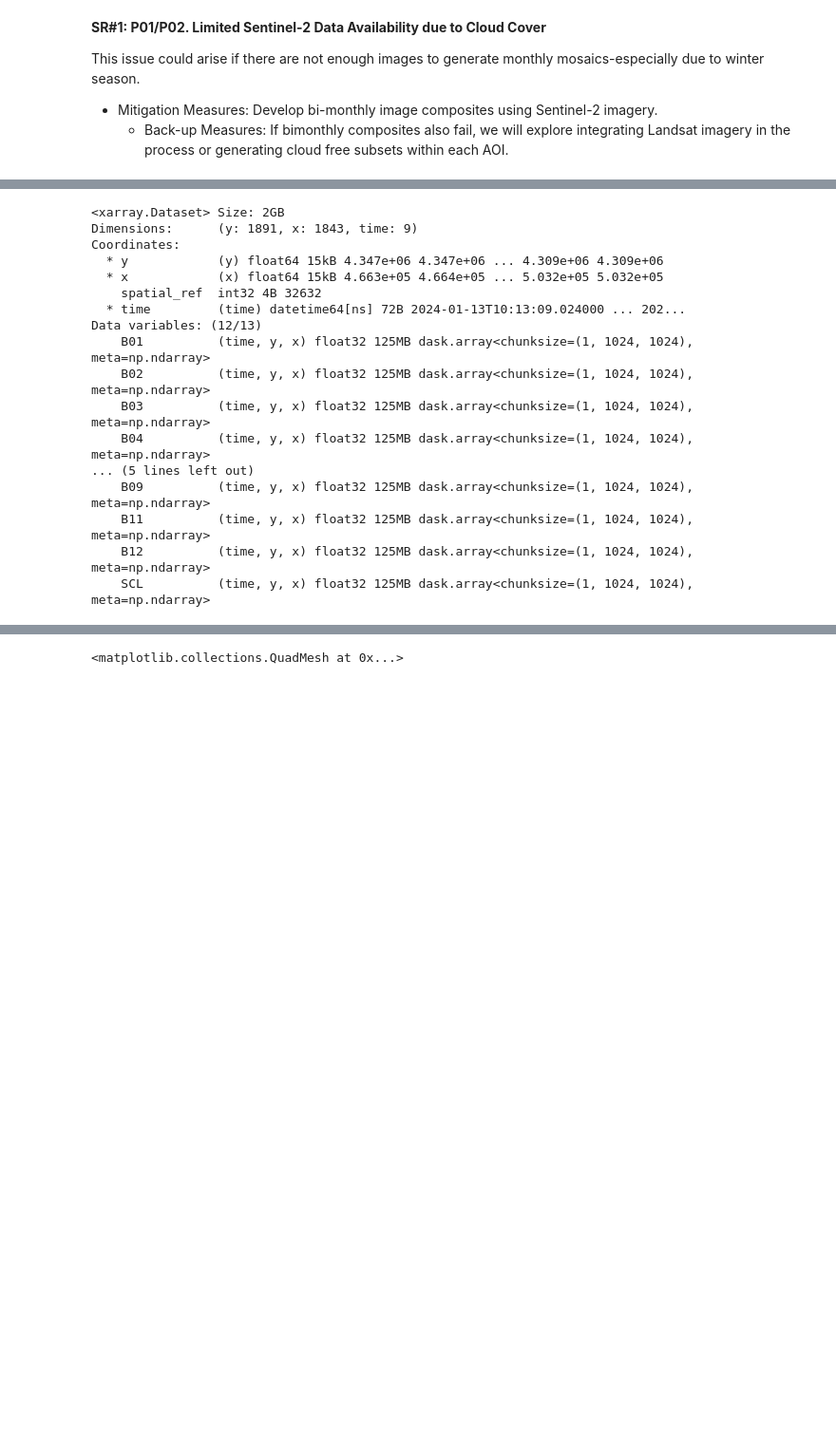
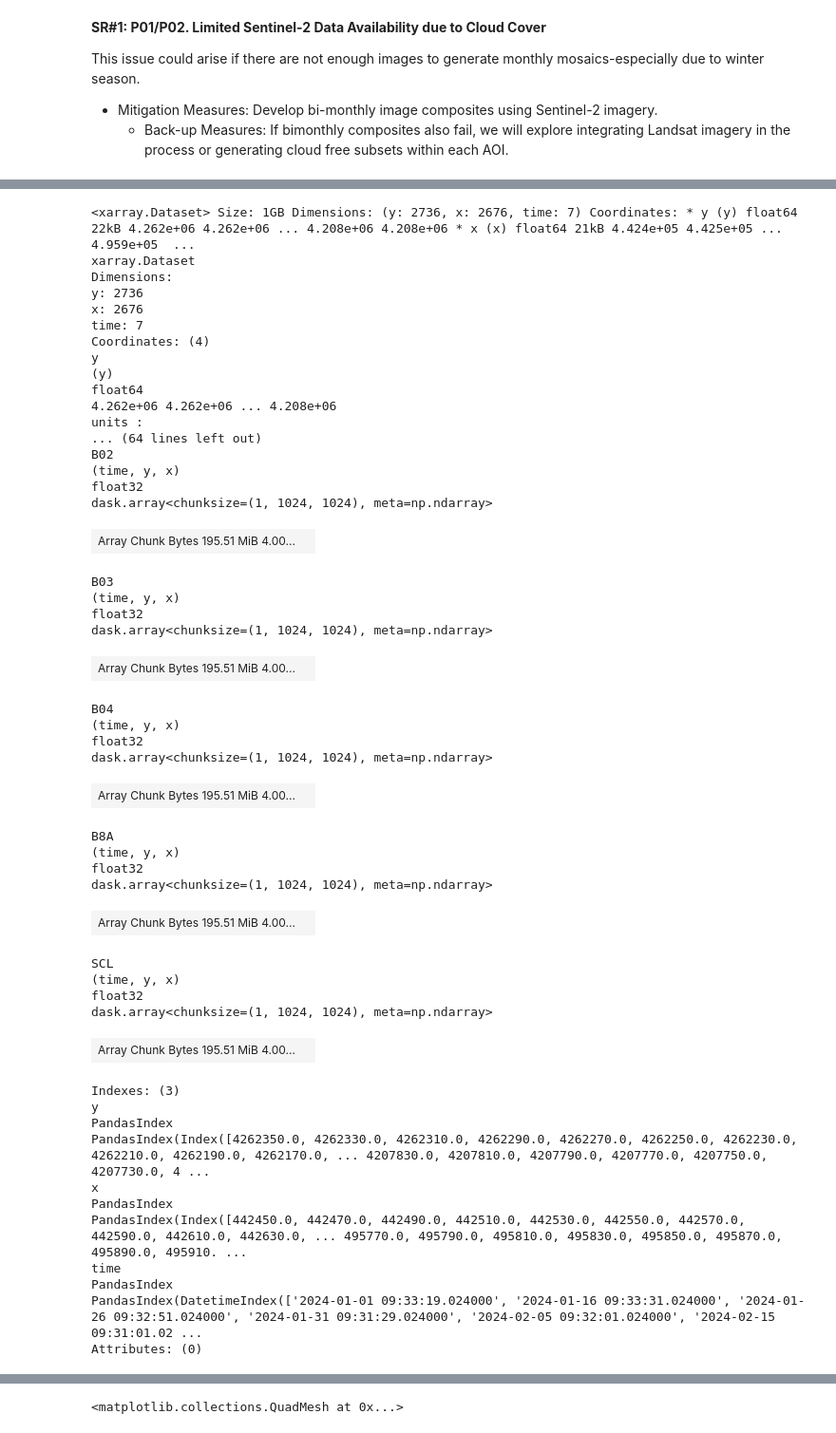
Before and after one commit to fotakide/drought, a Jupyter notebook: notebooks/composite_debug.ipynb, the cells around one changed output, grey strips where cells are left out. Shown at 95% size. Cells and saved outputs as stored; diff of their text form; code cells hidden in the pictures; blank space fills up the shorter version.

```diff
--- a/notebooks/composite_debug.ipynb
+++ b/notebooks/composite_debug.ipynb
@@ -236,36 +229,69 @@ EPSG: 32632
 # %%
 ds_cube = odc.stac.stac_load(
         items,
         bbox=aoi_bbox,
-        bands=['B01', 'B02', 'B03', 'B04', 'B05', 'B06', 'B07', 'B08', 'B8A', 'B09', 'B11', 'B12', 'SCL'],
+        # bands=['B01', 'B02', 'B03', 'B04', 'B05', 'B06', 'B07', 'B08', 'B8A', 'B09', 'B11', 'B12', 'SCL'],
+        bands=['B02', 'B03', 'B04', 'B8A', 'SCL'],
         chunks=dict(y=1024, x=1024),
-        crs='epsg:32632', # Equi7Grid European EPSG (https://github.com/TUW-GEO/Equi7Grid)
+        crs=f'epsg:{epsgs[0]}', # Equi7Grid European EPSG (https://github.com/TUW-GEO/Equi7Grid)
         resolution=20,
         groupby='time', # if 'time' loads all items, retaining duplicates
         fail_on_error=True,
         resampling={
             "*": "cubic",
         },
     )
 ds_cube
 # %% [output]
-<xarray.Dataset> Size: 2GB
-Dimensions:      (y: 1891, x: 1843, time: 9)
-Coordinates:
-  * y            (y) float64 15kB 4.347e+06 4.347e+06 ... 4.309e+06 4.309e+06
-  * x            (x) float64 15kB 4.663e+05 4.664e+05 ... 5.032e+05 5.032e+05
-    spatial_ref  int32 4B 32632
-  * time         (time) datetime64[ns] 72B 2024-01-13T10:13:09.024000 ... 202...
-Data variables: (12/13)
-    B01          (time, y, x) float32 125MB dask.array<chunksize=(1, 1024, 1024), meta=np.ndarray>
-    B02          (time, y, x) float32 125MB dask.array<chunksize=(1, 1024, 1024), meta=np.ndarray>
-    B03          (time, y, x) float32 125MB dask.array<chunksize=(1, 1024, 1024), meta=np.ndarray>
-    B04          (time, y, x) float32 125MB dask.array<chunksize=(1, 1024, 1024), meta=np.ndarray>
-... (5 lines left out)
-    B09          (time, y, x) float32 125MB dask.array<chunksize=(1, 1024, 1024), meta=np.ndarray>
-    B11          (time, y, x) float32 125MB dask.array<chunksize=(1, 1024, 1024), meta=np.ndarray>
-    B12          (time, y, x) float32 125MB dask.array<chunksize=(1, 1024, 1024), meta=np.ndarray>
-    SCL          (time, y, x) float32 125MB dask.array<chunksize=(1, 1024, 1024), meta=np.ndarray>
+<xarray.Dataset> Size: 1GB Dimensions: (y: 2736, x: 2676, time: 7) Coordinates: * y (y) float64 22kB 4.262e+06 4.262e+06 ... 4.208e+06 4.208e+06 * x (x) float64 21kB 4.424e+05 4.425e+05 ... 4.959e+05  ...
+xarray.Dataset
+Dimensions:
+y: 2736
+x: 2676
+time: 7
+Coordinates: (4)
+y
+(y)
+float64
+4.262e+06 4.262e+06 ... 4.208e+06
+units :
+... (64 lines left out)
+B02
+(time, y, x)
+float32
+dask.array<chunksize=(1, 1024, 1024), meta=np.ndarray>
+| Array Chunk Bytes 195.51 MiB 4.00... |  |
+B03
+(time, y, x)
+float32
+dask.array<chunksize=(1, 1024, 1024), meta=np.ndarray>
+| Array Chunk Bytes 195.51 MiB 4.00... |  |
+B04
+(time, y, x)
+float32
+dask.array<chunksize=(1, 1024, 1024), meta=np.ndarray>
+| Array Chunk Bytes 195.51 MiB 4.00... |  |
+B8A
+(time, y, x)
+float32
+dask.array<chunksize=(1, 1024, 1024), meta=np.ndarray>
+| Array Chunk Bytes 195.51 MiB 4.00... |  |
+SCL
+(time, y, x)
+float32
+dask.array<chunksize=(1, 1024, 1024), meta=np.ndarray>
+| Array Chunk Bytes 195.51 MiB 4.00... |  |
+Indexes: (3)
+y
+PandasIndex
+PandasIndex(Index([4262350.0, 4262330.0, 4262310.0, 4262290.0, 4262270.0, 4262250.0, 4262230.0, 4262210.0, 4262190.0, 4262170.0, ... 4207830.0, 4207810.0, 4207790.0, 4207770.0, 4207750.0, 4207730.0, 4 ...
+x
+PandasIndex
+PandasIndex(Index([442450.0, 442470.0, 442490.0, 442510.0, 442530.0, 442550.0, 442570.0, 442590.0, 442610.0, 442630.0, ... 495770.0, 495790.0, 495810.0, 495830.0, 495850.0, 495870.0, 495890.0, 495910. ...
+time
+PandasIndex
+PandasIndex(DatetimeIndex(['2024-01-01 09:33:19.024000', '2024-01-16 09:33:31.024000', '2024-01-26 09:32:51.024000', '2024-01-31 09:31:29.024000', '2024-02-05 09:32:01.024000', '2024-02-15 09:31:01.02 ...
+Attributes: (0)
 # %%
 # - 0: no data
 # - 1: saturated or defective
```
Also changed, not shown: parts of 19 cells of this notebook, 10 other files.
